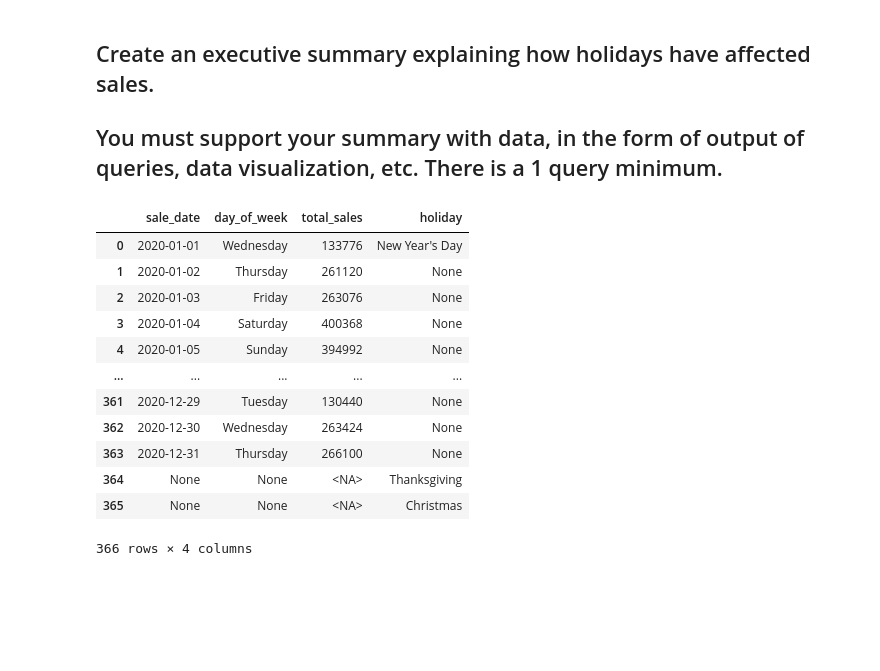
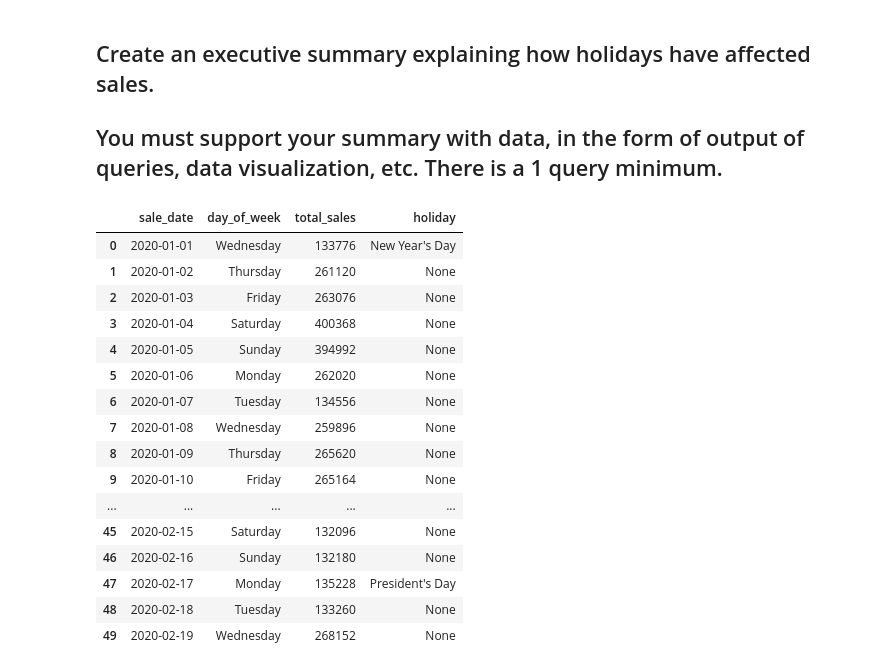
Before and after one commit to morinlandon12/ucb_mids_w205_project_1, a Jupyter notebook: project_1_4.ipynb, the cells around one changed output. Cells and saved outputs as stored; diff of their text form; code cells hidden in the pictures; blank space fills up the shorter version.

```diff
--- a/project_1_4.ipynb
+++ b/project_1_4.ipynb
@@ -82,34 +85,50 @@ cursor = connection.cursor()
 # %%
 rollback_before_flag = True
 rollback_after_flag = True
 
 query = """
 
 select sa.sale_date,
+       h.holiday_date,
        to_char(date_trunc('day', sa.sale_date), 'Day') as day_of_week,
+       to_char(date_trunc('day', h.holiday_date), 'Day') as day_of_week_hol,
        sum(sa.total_amount) as total_sales,
        h.description as holiday
 from sales as sa
     full join holidays as h
         on h.holiday_date = sa.sale_date
 group by sa.sale_date, h.holiday_date
 order by sa.sale_date, extract(dow from sa.sale_date)
 
 """
 
 df = my_select_query_pandas(query, rollback_before_flag, rollback_after_flag)
-df
+
+df['sale_date'] = df['sale_date'].combine_first(df['holiday_date'])
+df = df.drop('holiday_date', axis = 1)
+df['day_of_week'] = df['day_of_week'].combine_first(df['day_of_week_hol'])
+df = df.drop('day_of_week_hol', axis = 1)
+df = df.sort_values(by = 'sale_date')
+df = df.reset_index()
+df = df.drop('index', axis = 1)
+df['sale_date'] = pd.to_datetime(df['sale_date'])
+df['total_sales'] = df['total_sales'].fillna(0)
+df.head(50)
 # %% [output]
 |  | sale_date | day_of_week | total_sales | holiday |
 | 0 | 2020-01-01 | Wednesday | 133776 | New Year's Day |
 | 1 | 2020-01-02 | Thursday | 261120 | None |
 | 2 | 2020-01-03 | Friday | 263076 | None |
 | 3 | 2020-01-04 | Saturday | 400368 | None |
 | 4 | 2020-01-05 | Sunday | 394992 | None |
+| 5 | 2020-01-06 | Monday | 262020 | None |
+| 6 | 2020-01-07 | Tuesday | 134556 | None |
+| 7 | 2020-01-08 | Wednesday | 259896 | None |
+| 8 | 2020-01-09 | Thursday | 265620 | None |
+| 9 | 2020-01-10 | Friday | 265164 | None |
 | ... | ... | ... | ... | ... |
-| 361 | 2020-12-29 | Tuesday | 130440 | None |
-| 362 | 2020-12-30 | Wednesday | 263424 | None |
-| 363 | 2020-12-31 | Thursday | 266100 | None |
-| 364 | None | None | <NA> | Thanksgiving |
-| 365 | None | None | <NA> | Christmas |
+| 45 | 2020-02-15 | Saturday | 132096 | None |
+| 46 | 2020-02-16 | Sunday | 132180 | None |
+| 47 | 2020-02-17 | Monday | 135228 | President's Day |
+| 48 | 2020-02-18 | Tuesday | 133260 | None |
+| 49 | 2020-02-19 | Wednesday | 268152 | None |
-366 rows × 4 columns
```
Also changed, not shown: parts of 19 cells of this notebook, 1 other file.
